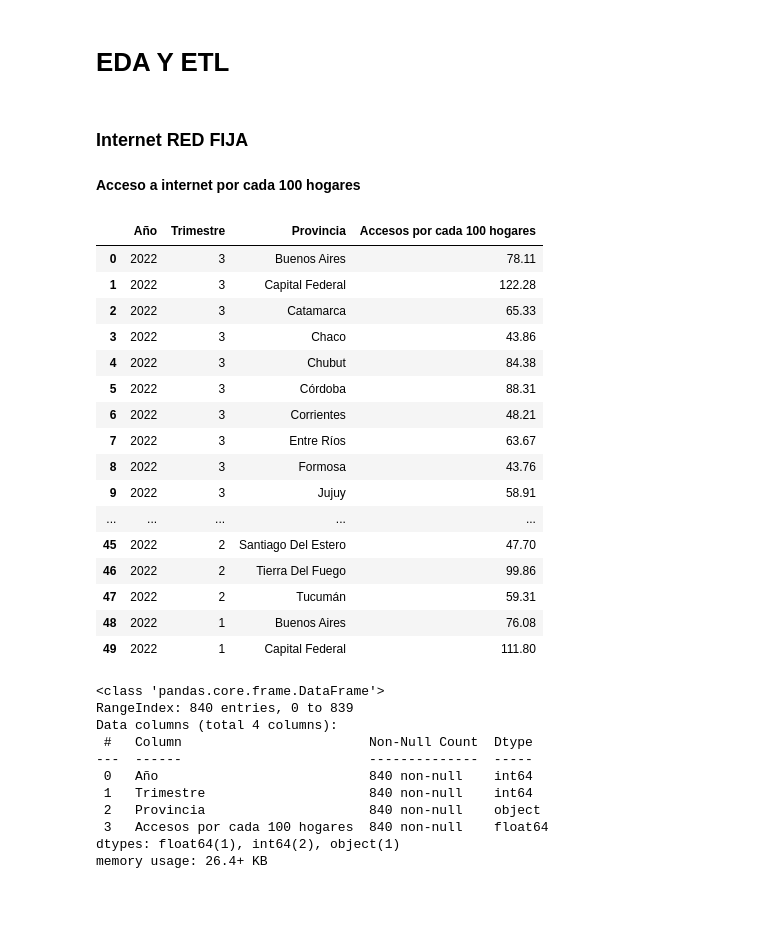
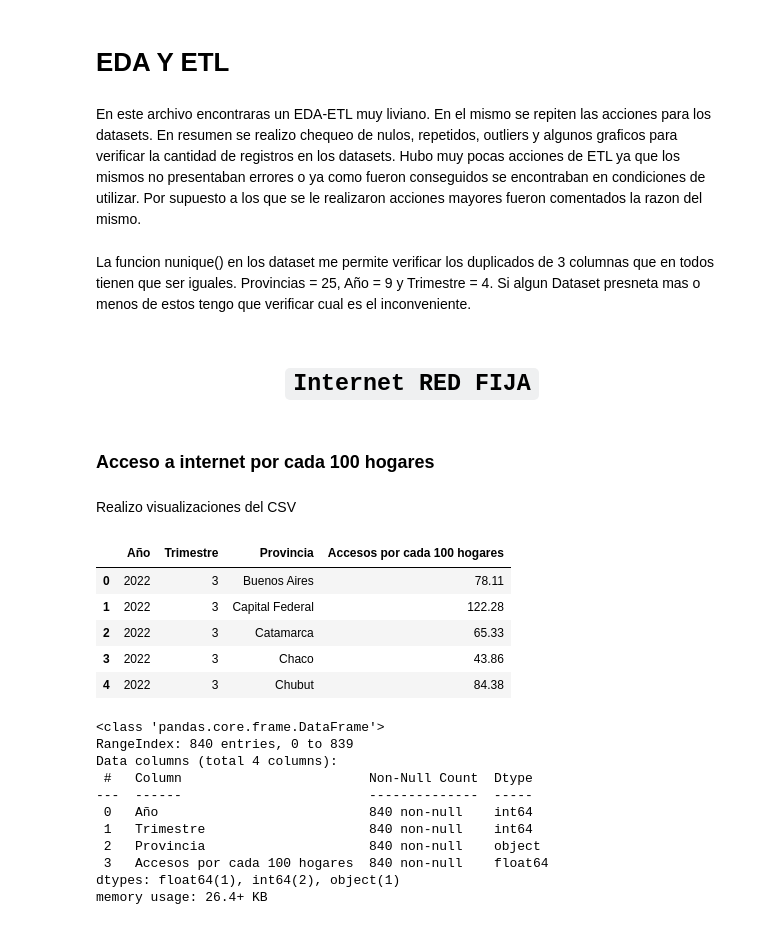
Before and after one commit to HernanCampo/Proyecto-Analityc, a Jupyter notebook: EDA_PA.ipynb, the cells around one changed output. Saved outputs shown, nothing was run; the diff lists cells and outputs as text; code cells hidden in the pictures.

```diff
--- a/EDA_PA.ipynb
+++ b/EDA_PA.ipynb
@@ -20,29 +26,25 @@ df11_tel_ingr      = pd.read_csv('Datasets/Telefonia_movil_ingresos.csv' ,sep =
 # %% [markdown]
 # <b>EDA Y ETL<b>
+# %% [markdown]
+En este archivo encontraras un EDA-ETL muy liviano. En el mismo se repiten las acciones para los datasets. En resumen se realizo chequeo de nulos, repetidos, outliers y algunos graficos para verificar la cantidad de registros en los datasets. Hubo muy pocas acciones de ETL ya que los mismos no presentaban errores o ya como fueron conseguidos se encontraban en condiciones de utilizar. Por supuesto a los que se le realizaron acciones mayores fueron comentados la razon del mismo.
+# %% [markdown]
+La funcion nunique() en los dataset me permite verificar los duplicados de 3 columnas que en todos tienen que ser iguales. Provincias = 25, Año = 9 y Trimestre = 4.
+Si algun Dataset presneta mas o menos de estos tengo que verificar cual es el inconveniente.
 # %% [markdown]
-### <B>Internet RED FIJA<B>
+# <h1 align=center>**`Internet RED FIJA`**</h1>
 # %% [markdown]
-<b>Acceso a internet por cada 100 hogares<b>
+### <b>Acceso a internet por cada 100 hogares<b>
+# %% [markdown]
+Realizo visualizaciones del CSV
 # %%
-df1_int_hog.head(50)
+df1_int_hog.head(5)
 # %% [output]
 |  | Año | Trimestre | Provincia | Accesos por cada 100 hogares |
 | 0 | 2022 | 3 | Buenos Aires | 78.11 |
 | 1 | 2022 | 3 | Capital Federal | 122.28 |
 | 2 | 2022 | 3 | Catamarca | 65.33 |
 | 3 | 2022 | 3 | Chaco | 43.86 |
 | 4 | 2022 | 3 | Chubut | 84.38 |
-| 5 | 2022 | 3 | Córdoba | 88.31 |
-| 6 | 2022 | 3 | Corrientes | 48.21 |
-| 7 | 2022 | 3 | Entre Ríos | 63.67 |
-| 8 | 2022 | 3 | Formosa | 43.76 |
-| 9 | 2022 | 3 | Jujuy | 58.91 |
-| ... | ... | ... | ... | ... |
-| 45 | 2022 | 2 | Santiago Del Estero | 47.70 |
-| 46 | 2022 | 2 | Tierra Del Fuego | 99.86 |
-| 47 | 2022 | 2 | Tucumán | 59.31 |
-| 48 | 2022 | 1 | Buenos Aires | 76.08 |
-| 49 | 2022 | 1 | Capital Federal | 111.80 |
 # %%
 df1_int_hog.info()
 # %% [output]
```
Also changed, not shown: parts of 114 cells of this notebook, 9 other files.
